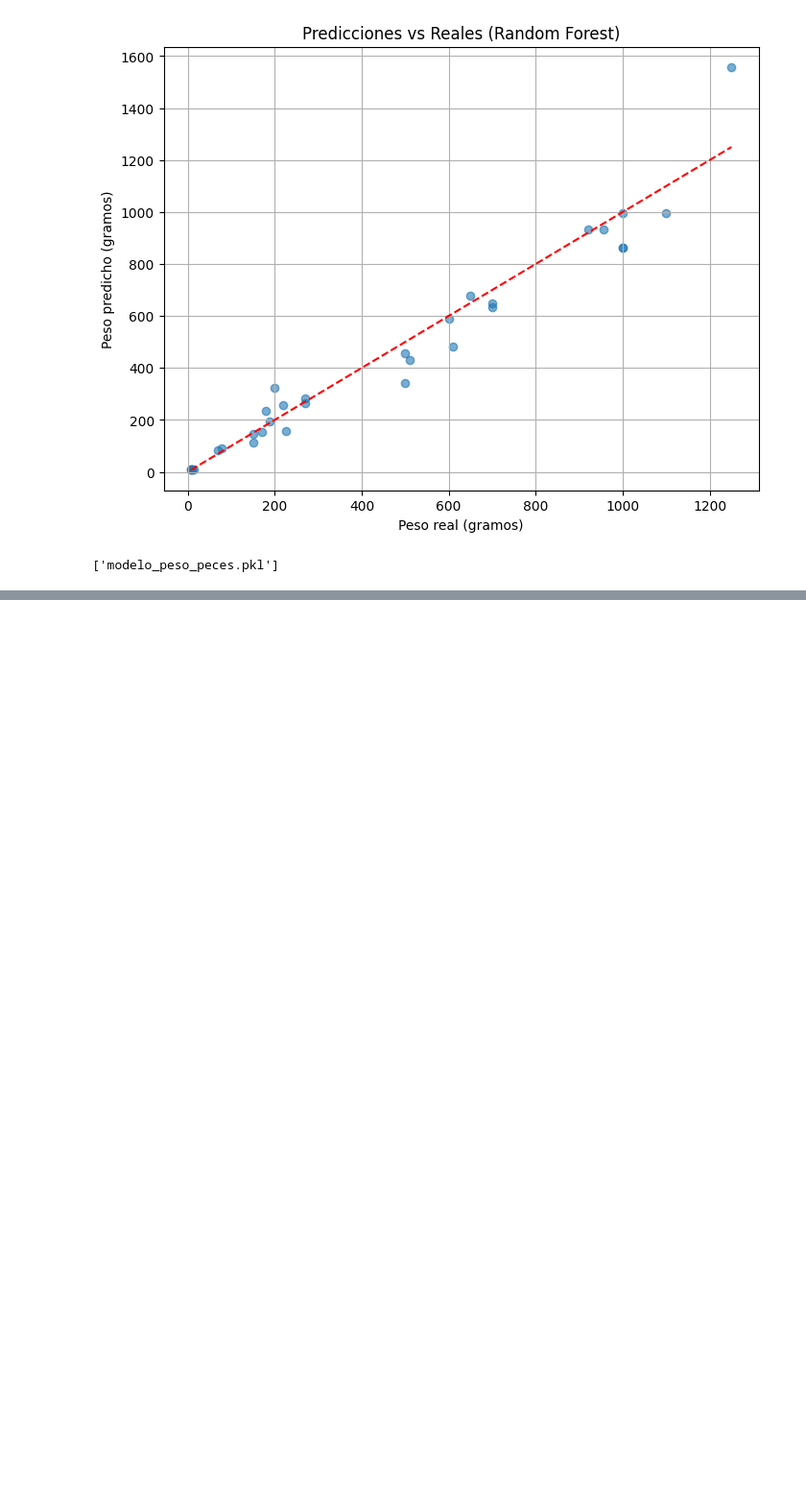
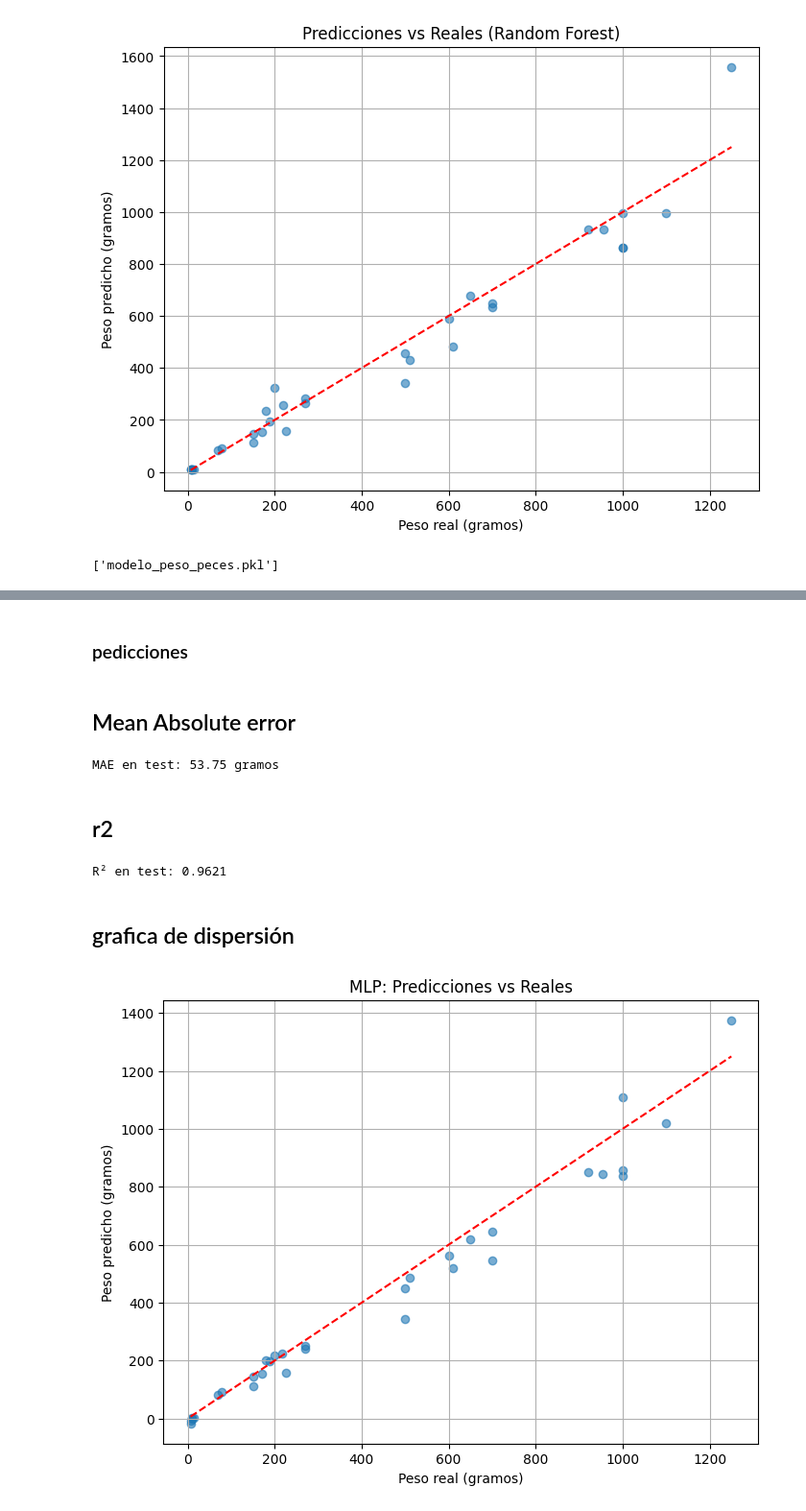
Before and after one commit to LuisAngel034/Peso-de-Peces, a Jupyter notebook: practica.ipynb, the cells around one changed output, grey strips where cells are left out. Shown at 96% size. Cells and saved outputs as stored; diff of their text form; code cells hidden in the pictures; blank space fills up the shorter version.

```diff
--- a/practica.ipynb
+++ b/practica.ipynb
@@ -430,0 +509,36 @@ joblib.dump(paquete_modelo,"modelo_peso_peces.pkl")
+# %% [markdown]
+### pedicciones
+# %%
+y_pred_mlp_scaled = mlp_final.predict(X_test_scaled[features_final])
+
+# Regresamos la predicción a la escala original (gramos) para que MAE, R² y las gráficas
+# de aquí en adelante sean directamente comparables con las del Random Forest.
+y_pred_mlp = y_scaler.inverse_transform(y_pred_mlp_scaled.reshape(-1, 1)).ravel()
+# %% [markdown]
+## Mean Absolute error
+# %%
+mae_mlp = mean_absolute_error(y_test, y_pred_mlp)
+print(f"MAE en test: {mae_mlp:.2f} gramos")
+# %% [output]
+MAE en test: 53.75 gramos
+# %% [markdown]
+## r2
+# %%
+r2_mlp = r2_score(y_test, y_pred_mlp)
+print(f"R² en test: {r2_mlp:.4f}")
+# %% [output]
+R² en test: 0.9621
+# %% [markdown]
+## grafica de dispersión
+# %%
+# Predicciones vs reales
+plt.figure(figsize=(8,6))
+plt.scatter(y_test, y_pred_mlp, alpha=0.6, label='MLP')
+plt.plot([y_test.min(), y_test.max()], [y_test.min(), y_test.max()], 'r--')
+plt.xlabel('Peso real (gramos)')
+plt.ylabel('Peso predicho (gramos)')
+plt.title('MLP: Predicciones vs Reales')
+plt.grid(True)
+plt.show()
+# %% [output]
+[figure, added]
```
Also changed, not shown: parts of 16 cells of this notebook.
